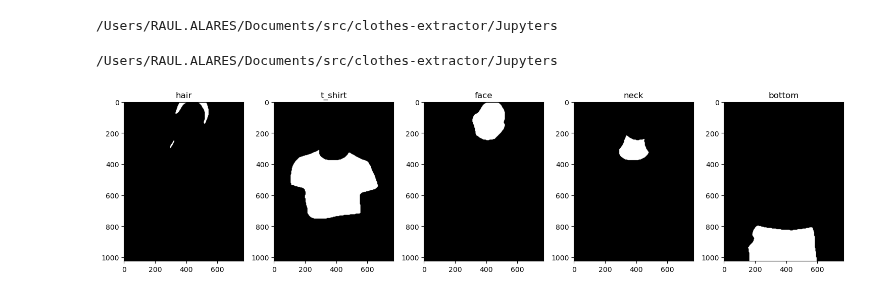
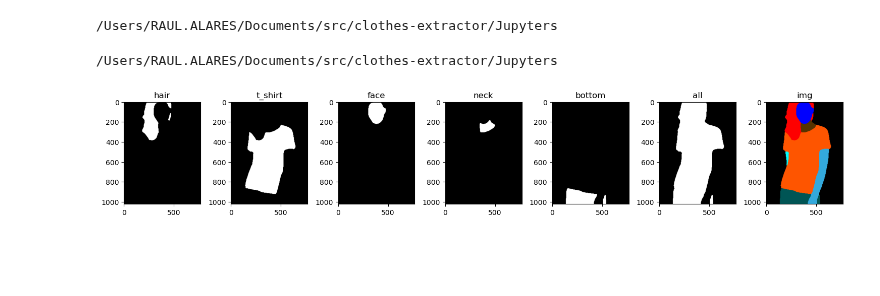
Before and after one commit to aidl-upc-2024-clothes-extractor/clothes-extractor, a Jupyter notebook: Jupyters/colors_selection.ipynb, the cells around one changed output. Drawn from its saved outputs; the diff is of its cells as text; code cells hidden in the pictures; blank space fills up the shorter version.

```diff
--- a/Jupyters/colors_selection.ipynb
+++ b/Jupyters/colors_selection.ipynb
@@ -22,12 +22,12 @@ import numpy as np
 /Users/RAUL.ALARES/Documents/src/clothes-extractor/Jupyters
 # %%
 cfg = Config()
-cfg.dataset_dir = "../datasets/zalando-hd-resized"
+cfg.dataset_dir = "../data/zalando-hd-resized"
 cfg.dataset_mode = "train"
 cfg.load_height = 1024
 cfg.load_width = 768
 # %%
-filename = os.path.join(cfg.dataset_dir, cfg.dataset_mode, "image-parse-v3", '00001_00.png')
+filename = os.path.join(cfg.dataset_dir, cfg.dataset_mode, "image-parse-v3", '00000_00.png')
 
 hair_color = (254,0,0)
 t_shirt_color = (254,85,0)
@@ -38,37 +38,49 @@ black = (0,0,0)
 white = (255, 255, 255)
 img = Image.open(filename).convert('RGB')
 data = np.array(img)
+data[(data != black).any(axis = -1)] = black
+all = data
+data = np.array(img)
 data[(data != hair_color).any(axis = -1)] = black
 data[(data == hair_color).all(axis = -1)] = white
+all += data
 hair = Image.fromarray(data[:,:,0], mode='L')
 data = np.array(img)
 data[(data != t_shirt_color).any(axis = -1)] = black
 data[(data == t_shirt_color).all(axis = -1)] = white
+#all += data
 t_shirt = Image.fromarray(data[:,:,0], mode='L')
 data = np.array(img)
 data[(data != face_color).any(axis = -1)] = black
 data[(data == face_color).all(axis = -1)] = white
+all += data
 face = Image.fromarray(data[:,:,0], mode='L')
 data = np.array(img)
 data[(data != neck_color).any(axis = -1)] = black
 data[(data == neck_color).all(axis = -1)] = white
+all += data
 neck = Image.fromarray(data[:,:,0], mode='L')
 data = np.array(img)
 data[(data != botton_color).any(axis = -1)] = black
 data[(data == botton_color).all(axis = -1)] = white
+all += data
 bottom = Image.fromarray(data[:,:,0], mode='L')
 # %%
-fig, ax = plt.subplots(1, 5, figsize=(15, 5))
+fig, ax = plt.subplots(1, 7, figsize=(15, 5))
 ax[0].imshow(hair, cmap='gray')
 ax[0].set_title('hair')
 ax[1].imshow(t_shirt, cmap='gray')
 ax[1].set_title('t_shirt')
 ax[2].imshow(face, cmap='gray')
 ax[2].set_title('face')
 ax[3].imshow(neck, cmap='gray')
 ax[3].set_title('neck')
 ax[4].imshow(bottom, cmap='gray')
 ax[4].set_title('bottom')
+ax[5].imshow(all, cmap='gray')
+ax[5].set_title('all')
+ax[6].imshow(img)
+ax[6].set_title('img')
 fig.tight_layout()
 # %% [output]
-[figure, old version]
+[figure, new version]
```
Also changed, not shown: 6 other files.
